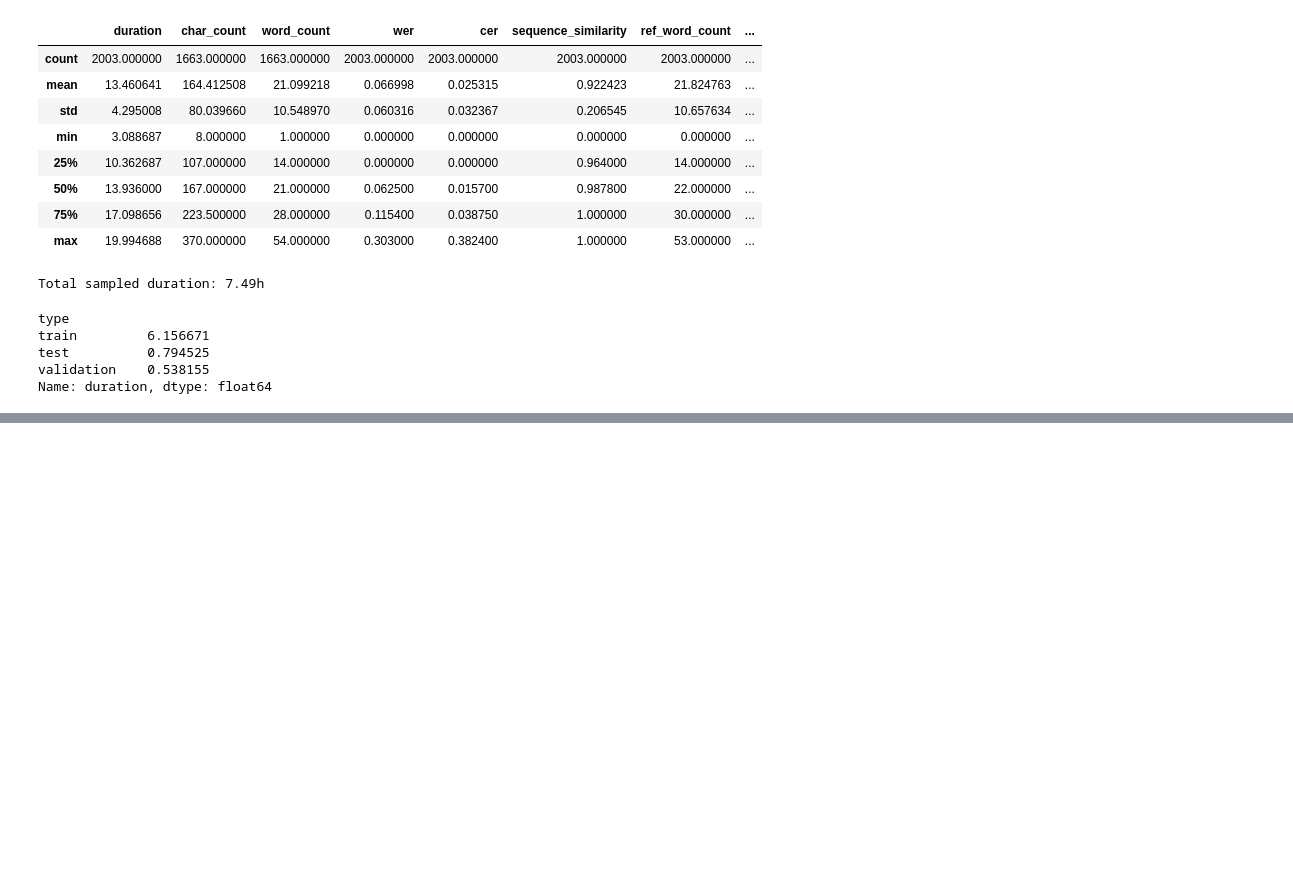
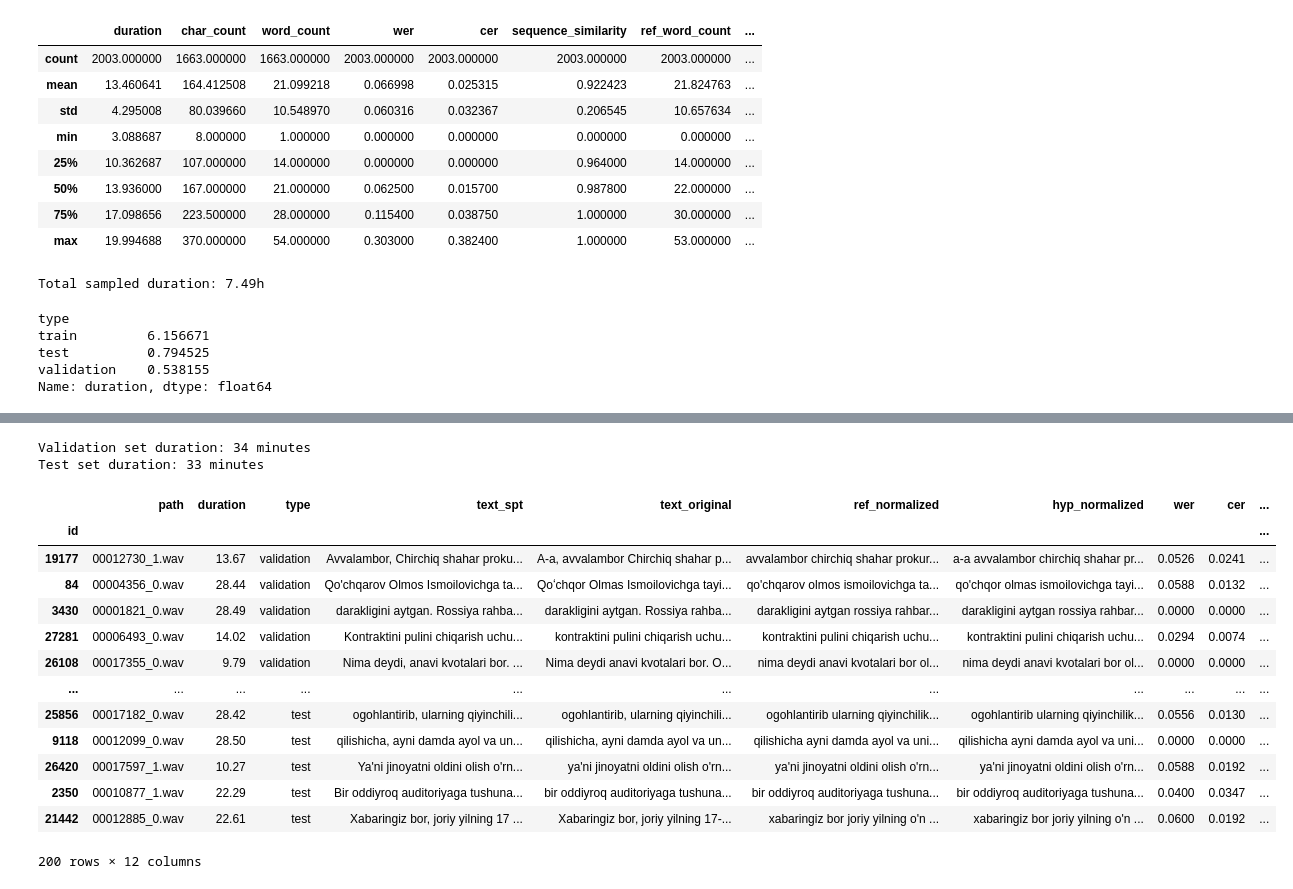
Before and after one commit to HaidarChaito/uzbek-automatic-speech-recognition, a Jupyter notebook: notebooks/2_news_dataset_preparation.ipynb, the cells around one changed output, grey strips where cells are left out. Saved outputs shown, nothing was run; the diff lists cells and outputs as text; code cells hidden in the pictures; blank space fills up the shorter version.

Commit message:
Add news data part 2

```diff
--- a/notebooks/2_news_dataset_preparation.ipynb
+++ b/notebooks/2_news_dataset_preparation.ipynb
@@ -183,8 +187,8 @@ import scripts.audio_preprocessing as ap
 sampled_df = pd.read_csv(SAMPLED_DATA_PATH, index_col="id")
 
 # Extract audios from parquet files
-sample_ids = set(sampled_df.index.tolist())
-print(f"Need to extract {len(sample_ids)} audio files")
+unused_ids = set(sampled_df.index.tolist())
+print(f"Need to extract {len(unused_ids)} audio files")
 
 # Create directory for extracted audio
 os.makedirs(SAMPLED_AUDIO_DIR, exist_ok=True)
@@ -200,7 +204,7 @@ print(f"Found {num_parquets} parquet files. Started processing...\n")
 stats = []
 found_count = 0
 for parquet_file_path in tqdm(parquet_files, desc="Processing files"):
-    if found_count >= len(sample_ids):
+    if found_count >= len(unused_ids):
         break
 
     df_partial = pd.read_parquet(parquet_file_path)
@@ -208,7 +212,7 @@ for parquet_file_path in tqdm(parquet_files, desc="Processing files"):
     df_partial.set_index("id", inplace=True)
 
     # Filter to only rows we need
-    matching_rows = df_partial[df_partial.index.isin(sample_ids)]
+    matching_rows = df_partial[df_partial.index.isin(unused_ids)]
 
     if len(matching_rows) < 1:
         del df_partial
@@ -756,0 +763,6 @@ Name: duration, dtype: float64
+# %%
+all_data_df = pd.read_csv(ALL_DATA_PATH, index_col="id")
+used_paths = set(pd.read_csv(PROCESSED_AUDIO_STATS_PATH)["input_audio_filename"])
+unused_data_df = all_data_df[~all_data_df["path"].isin(used_paths)]
+print(f"Total available duration: {unused_data_df["duration"].sum() / 3600:.2f} hours")
+unused_data_df.describe(include="all")
@@ -756,0 +1427,49 @@ Name: duration, dtype: float64
+# %%
+from sklearn.model_selection import train_test_split
+
+checked_df.drop(columns=["text_spt", "ref_normalized", "hyp_normalized", "wer", "sequence_similarity"],
+                inplace=True)
+checked_df.rename(columns={"sentence_checked": "text_spt"}, inplace=True)
+
+# Merge Google Gemini results
+checked_df = pd.concat([checked_df, gemini_metrics], axis=1)
+
+# Split manually checked dataset into validation and test sets
+val_df, test_df = train_test_split(checked_df, test_size=0.5, random_state=SEED)
+
+# Label the subsets
+val_df = val_df.assign(type="validation")
+test_df = test_df.assign(type="test")
+
+# Merge back into the original variable name
+checked_df = pd.concat([val_df, test_df])
+
+# Reorder columns
+cols = list(checked_df.columns)
+cols.remove("text_original")
+cols.remove("type")
+cols.insert(3, "text_original")
+cols.insert(2, "type")
+checked_df = checked_df[cols]
+
+print(f"Validation set duration: {val_df["duration"].sum() / 60:.0f} minutes")
+print(f"Test set duration: {test_df["duration"].sum() / 60:.0f} minutes")
+
+checked_df
+# %% [output]
+Validation set duration: 34 minutes
+Test set duration: 33 minutes
+|  | path | duration | type | text_spt | text_original | ref_normalized | hyp_normalized | wer | cer | ... |
+| id |  |  |  |  |  |  |  |  |  | ... |
+| 19177 | 00012730_1.wav | 13.67 | validation | Avvalambor, Chirchiq shahar proku... | A-a, avvalambor Chirchiq shahar p... | avvalambor chirchiq shahar prokur... | a-a avvalambor chirchiq shahar pr... | 0.0526 | 0.0241 | ... |
+| 84 | 00004356_0.wav | 28.44 | validation | Qo'chqarov Olmos Ismoilovichga ta... | Qoʻchqor Olmas Ismoilovichga tayi... | qo'chqarov olmos ismoilovichga ta... | qo'chqor olmas ismoilovichga tayi... | 0.0588 | 0.0132 | ... |
+| 3430 | 00001821_0.wav | 28.49 | validation | darakligini aytgan. Rossiya rahba... | darakligini aytgan. Rossiya rahba... | darakligini aytgan rossiya rahbar... | darakligini aytgan rossiya rahbar... | 0.0000 | 0.0000 | ... |
+| 27281 | 00006493_0.wav | 14.02 | validation | Kontraktini pulini chiqarish uchu... | kontraktini pulini chiqarish uchu... | kontraktini pulini chiqarish uchu... | kontraktini pulini chiqarish uchu... | 0.0294 | 0.0074 | ... |
+| 26108 | 00017355_0.wav | 9.79 | validation | Nima deydi, anavi kvotalari bor. ... | Nima deydi anavi kvotalari bor. O... | nima deydi anavi kvotalari bor ol... | nima deydi anavi kvotalari bor ol... | 0.0000 | 0.0000 | ... |
+| ... | ... | ... | ... | ... | ... | ... | ... | ... | ... | ... |
+| 25856 | 00017182_0.wav | 28.42 | test | ogohlantirib, ularning qiyinchili... | ogohlantirib, ularning qiyinchili... | ogohlantirib ularning qiyinchilik... | ogohlantirib ularning qiyinchilik... | 0.0556 | 0.0130 | ... |
+| 9118 | 00012099_0.wav | 28.50 | test | qilishicha, ayni damda ayol va un... | qilishicha, ayni damda ayol va un... | qilishicha ayni damda ayol va uni... | qilishicha ayni damda ayol va uni... | 0.0000 | 0.0000 | ... |
+| 26420 | 00017597_1.wav | 10.27 | test | Ya'ni jinoyatni oldini olish o'rn... | ya'ni jinoyatni oldini olish o'rn... | ya'ni jinoyatni oldini olish o'rn... | ya'ni jinoyatni oldini olish o'rn... | 0.0588 | 0.0192 | ... |
+| 2350 | 00010877_1.wav | 22.29 | test | Bir oddiyroq auditoriyaga tushuna... | bir oddiyroq auditoriyaga tushuna... | bir oddiyroq auditoriyaga tushuna... | bir oddiyroq auditoriyaga tushuna... | 0.0400 | 0.0347 | ... |
+| 21442 | 00012885_0.wav | 22.61 | test | Xabaringiz bor, joriy yilning 17 ... | Xabaringiz bor, joriy yilning 17-... | xabaringiz bor joriy yilning o'n ... | xabaringiz bor joriy yilning o'n ... | 0.0600 | 0.0192 | ... |
+200 rows × 12 columns
```
Also changed, not shown: parts of 22 cells of this notebook, 8 other files.
